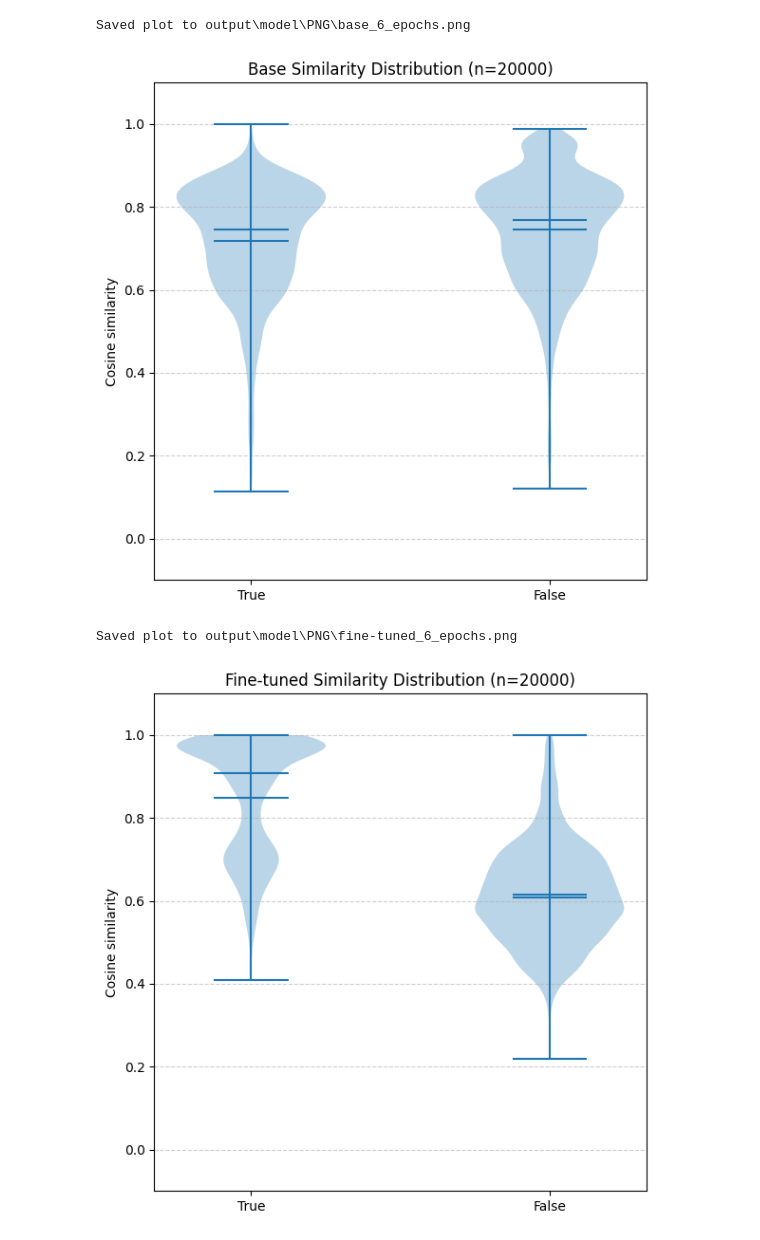
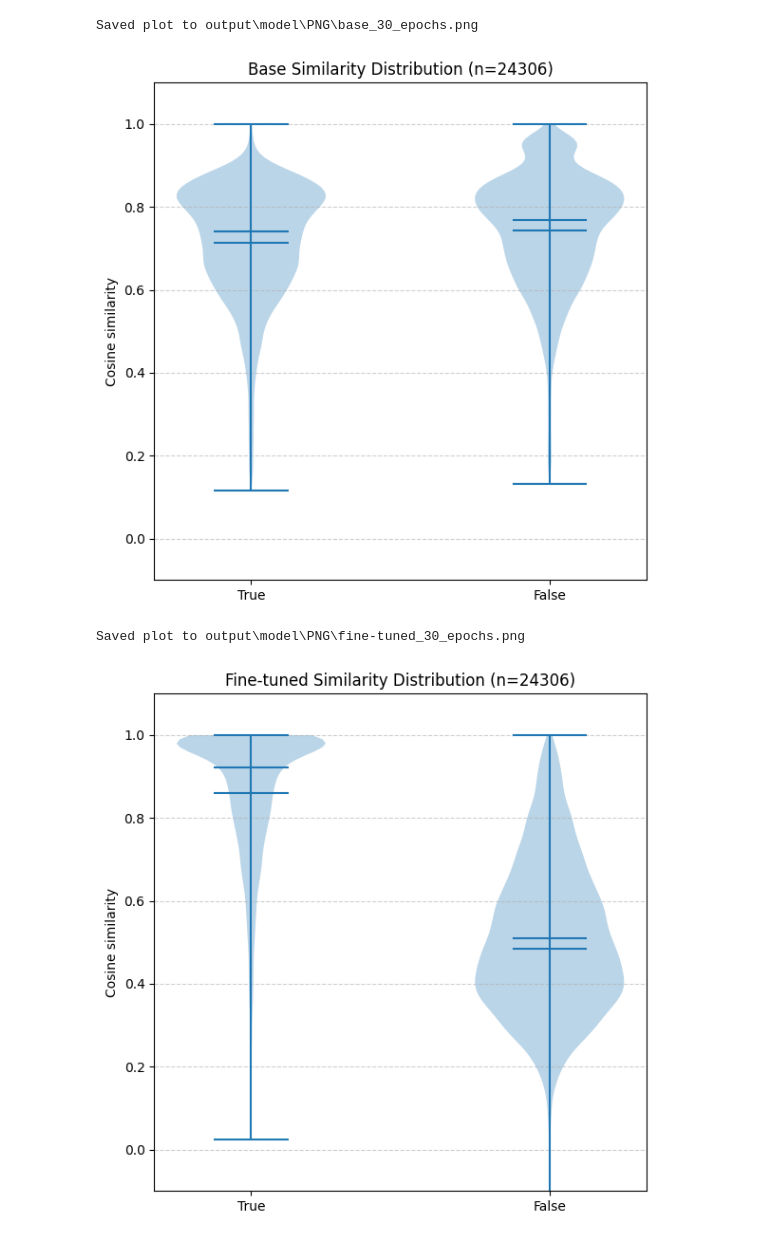
Before and after one commit to juliusvandermolen-gif/RAG_LUMC, a Jupyter notebook: fine-tuning_model.ipynb, the cells around one changed output. Cells and saved outputs as stored; diff of their text form; code cells hidden in the pictures.

Commit message:
Fixed creation of datasets
There was an overlap in the data, so the scores got quite high because of it

```diff
--- a/fine-tuning_model.ipynb
+++ b/fine-tuning_model.ipynb
@@ -163,51 +226,51 @@ model.fit(
 # %%
 test_data = [json.loads(l) for l in TEST_JSONL.open("r", encoding="utf-8")]
-sample_size = min(20000, len(test_data))
-sampled = random.sample(test_data, sample_size)
-t1     = [d['text1'] for d in sampled]
-t2     = [d['text2'] for d in sampled]
-labels = np.array([d['label'] for d in sampled])
+
+t1     = [d['text1'] for d in test_data]
+t2     = [d['text2'] for d in test_data]
+labels = np.array([d['label'] for d in test_data])
 
 word_model_base = models.Transformer(BASE_MODEL, max_seq_length=128)
 word_model_base.auto_model.gradient_checkpointing_enable()
 pool_base = models.Pooling(word_model_base.get_word_embedding_dimension(),
                            pooling_mode_mean_tokens=True)
 base_model = SentenceTransformer(modules=[word_model_base, pool_base], device=DEVICE)
-fine_model = SentenceTransformer(str(OUTPUT_FOLDER), device=DEVICE)
+OUTPUT_FOLDER_NEW = OUTPUT_FOLDER / "checkpoint-22011"
+fine_model = SentenceTransformer(str(OUTPUT_FOLDER_NEW), device=DEVICE)
 
 batch_size_encode = 128
 emb_b1 = base_model.encode(t1, batch_size=batch_size_encode,
                            convert_to_tensor=True, show_progress_bar=True)
 emb_b2 = base_model.encode(t2, batch_size=batch_size_encode,
                            convert_to_tensor=True, show_progress_bar=False)
 emb_f1 = fine_model.encode(t1, batch_size=batch_size_encode,
                            convert_to_tensor=True, show_progress_bar=False)
 emb_f2 = fine_model.encode(t2, batch_size=batch_size_encode,
                            convert_to_tensor=True, show_progress_bar=False)
 
 sims = {
     'Base':       util.cos_sim(emb_b1, emb_b2).diag().cpu().numpy(),
     'Fine-tuned': util.cos_sim(emb_f1, emb_f2).diag().cpu().numpy()
 }
 
 for name, arr in sims.items():
     true_vals  = arr[labels == 1]
     false_vals = arr[labels == 0]
     fig, ax = plt.subplots(figsize=(6, 6))
     ax.violinplot([true_vals, false_vals], showmeans=True, showmedians=True)
-    ax.set_title(f"{name} Similarity Distribution (n={sample_size})")
+    ax.set_title(f"{name} Similarity Distribution (n={len(test_data)})")
     ax.set_xticks([1, 2]); ax.set_xticklabels(["True", "False"])
     ax.set_ylabel("Cosine similarity")
     ax.grid(True, axis="y", linestyle="--", alpha=0.6)
     ax.set_ylim(-0.1, 1.1)
     plt.tight_layout()
     # Save figure using the number of epochs in filename
     save_path = OUTPUT_DIR/ "PNG" / f"{name.lower()}_{EPOCHS}_epochs.png"
     fig.savefig(save_path)
     print(f"Saved plot to {save_path}")
     plt.show()
 # %% [output]
-Saved plot to output\model\PNG\base_6_epochs.png
+Saved plot to output\model\PNG\base_30_epochs.png
-[figure, old version]
+[figure, new version]
-Saved plot to output\model\PNG\fine-tuned_6_epochs.png
+Saved plot to output\model\PNG\fine-tuned_30_epochs.png
-[figure, old version]
+[figure, new version]
```
Also changed, not shown: parts of 8 cells of this notebook, 6 other files.
